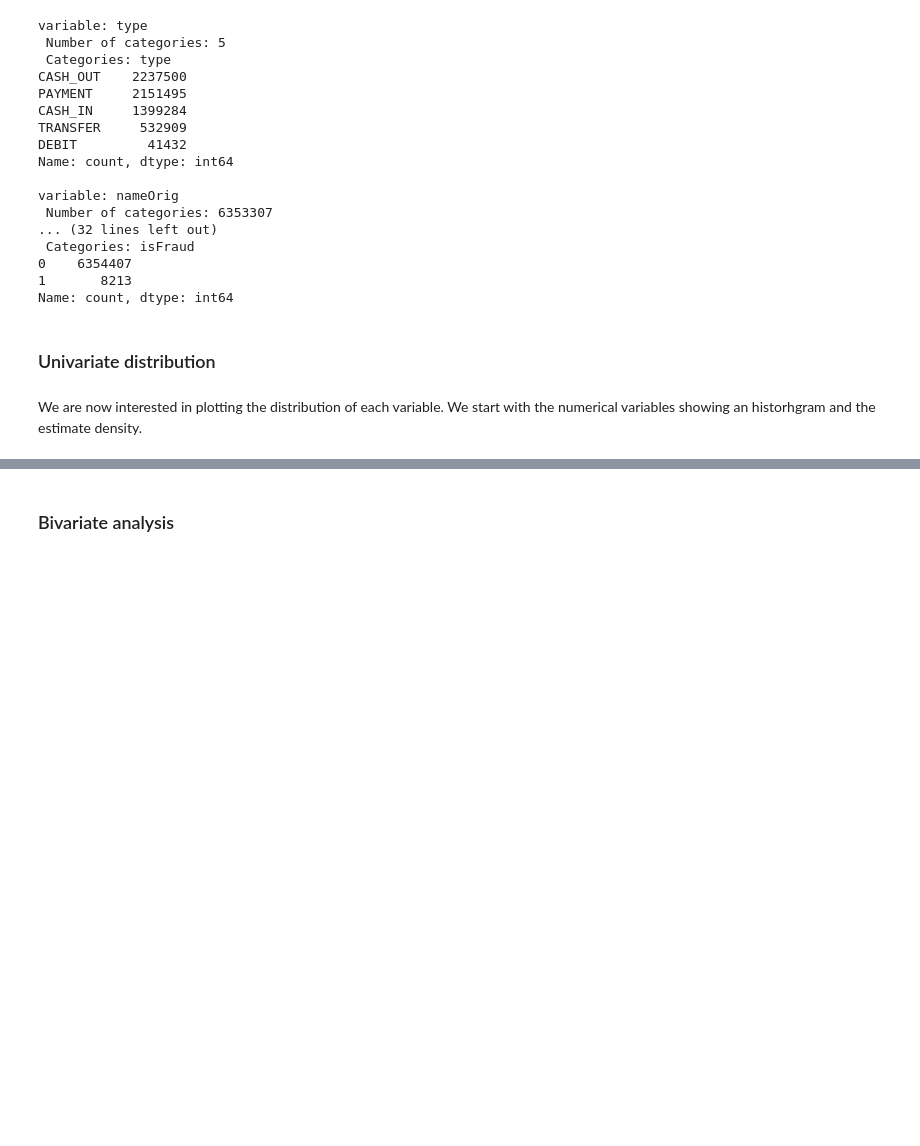
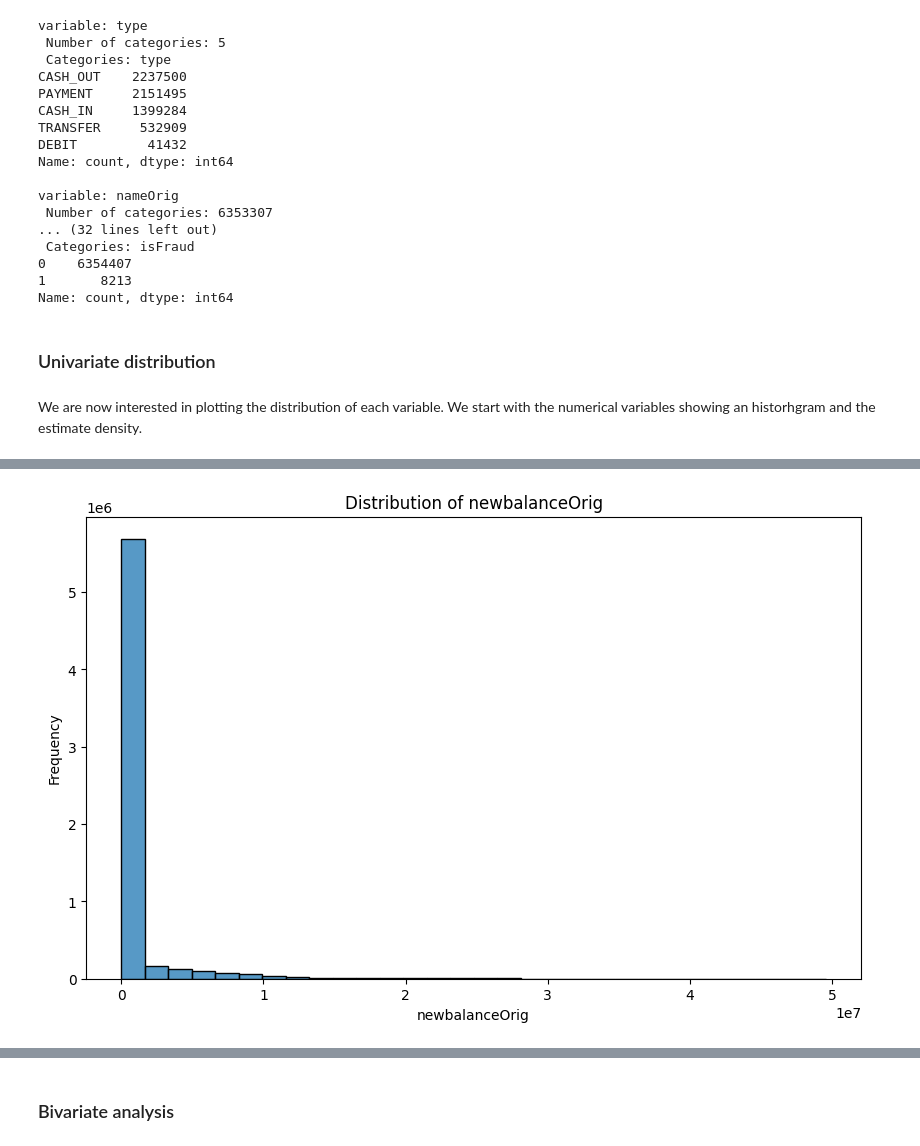
Before and after one commit to Matias-Barcelo/Project-II, a Jupyter notebook: main.ipynb, the cells around one changed output, grey strips where cells are left out. Drawn from its saved outputs; the diff is of its cells as text; code cells hidden in the pictures; blank space fills up the shorter version.

```diff
--- a/main.ipynb
+++ b/main.ipynb
@@ -147,0 +242,17 @@ We are now interested in plotting the distribution of each variable. We start wi
+# %%
+import seaborn as sns
+import matplotlib.pyplot as plt
+
+# Create the histogram of newbalanceOrig
+plt.figure(figsize=(10, 6))
+sns.histplot(data['newbalanceOrig'], bins=30, kde=False)
+
+# Set plot labels and title
+plt.xlabel('newbalanceOrig')
+plt.ylabel('Frequency')
+plt.title('Distribution of newbalanceOrig')
+
+# Show the plot
+plt.show()
+# %% [output]
+[figure, added]
```
Also changed, not shown: parts of 24 cells of this notebook.
